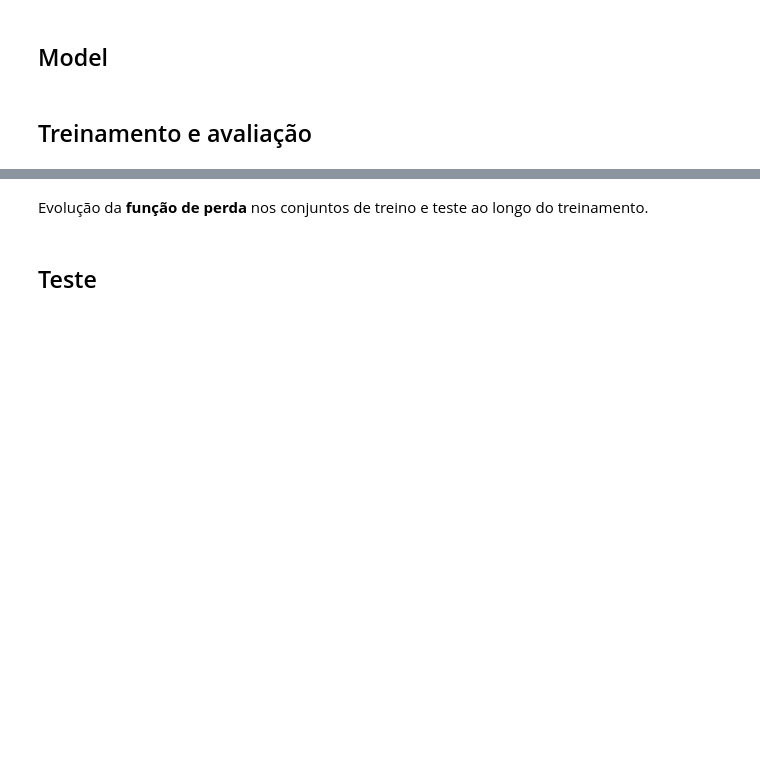
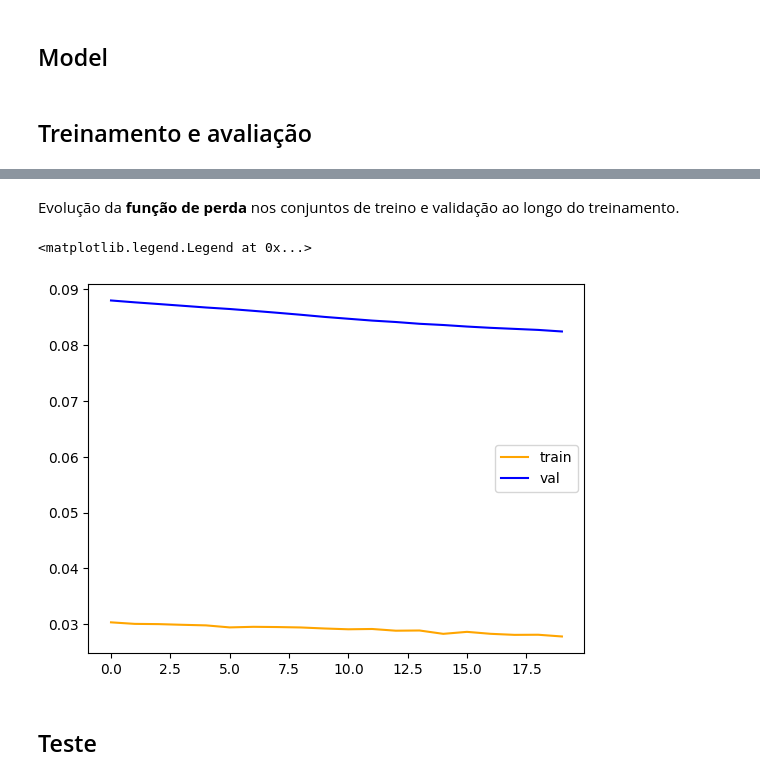
Before and after one commit to MiguelPim01/lstm-classifier, a Jupyter notebook: lstm_classifier.ipynb, the cells around one changed output, grey strips where cells are left out. Drawn from its saved outputs; the diff is of its cells as text; code cells hidden in the pictures; blank space fills up the shorter version.

Commit message:
feat: Adicionando toda a lógica principal de treinamento do modelo

```diff
--- a/lstm_classifier.ipynb
+++ b/lstm_classifier.ipynb
@@ -43,6 +45,14 @@ def preprocess_text_to_embedding(text: str, embedding_model, max_seq_length: int
     embds = torch.tensor(np.array([embedding_model[w] for w in words if w in embedding_model]))
 
     return embds
+# %%
+def collate_pad(batch):
+    xs, ys = zip(*batch)
+
+    x_padded = pad_sequence(xs, batch_first=True)
+    ys = torch.stack(ys)
+
+    return x_padded, ys
 # %% [markdown]
 ## Preparação do Dataset
 # %%
@@ -133,11 +158,17 @@ tensor([4, 2, 4, 0, 0, 2, 0, 1, 2, 3, 0, 0, 2, 0, 0, 4, 3, 3, 1, 2, 4, 3, 0, 1,
 # %%
 x_train, x_test, y_train, y_test = train_test_split(X, y, test_size=0.2)
 
-train_ds = TensorDataset(x_train, y_train)
-train_loader = DataLoader(train_ds, batch_size=64, shuffle=True)
+x_train, x_val, y_train, y_val = train_test_split(x_train, y_train, test_size=0.1)
 
-test_ds = TensorDataset(x_test, y_test)
-test_loader = DataLoader(test_ds, batch_size=64)
+train_ds = TextDataset(x_train, y_train)
+train_loader = DataLoader(train_ds, batch_size=64, shuffle=True, collate_fn=collate_pad)
+
+val_ds = TextDataset(x_val, y_val)
+val_loader = DataLoader(val_ds, batch_size=64, collate_fn=collate_pad)
+
+test_ds = TextDataset(x_test, y_test)
+test_loader = DataLoader(test_ds, batch_size=64, collate_fn=collate_pad)
 
 print(f"Total de treino: {len(train_ds)}")
+print(f"Total de validação: {len(val_ds)}")
 print(f"Total de teste: {len(test_ds)}")
@@ -145,7 +180,7 @@ print(f"Total de teste: {len(test_ds)}")
 ## Model
 # %%
 class Model(nn.Module):
-    def __init__(self):
+    def __init__(self, num_classes=2):
         super().__init__()
 
         hidden_size = 32
@@ -159,7 +194,7 @@ class Model(nn.Module):
 
         self.dropout = nn.Dropout(p=0.5)
 
-        self.fc = nn.Linear(hidden_size, 2)
+        self.fc = nn.Linear(hidden_size, num_classes)
 
     def forward(self, sequence):
         _, (hidden, cell) = self.lstm(sequence)
@@ -170,7 +205,8 @@ class Model(nn.Module):
 
         return prediction
 
-net = Model()
+num_classes = len(encoder.classes_)
+net = Model(num_classes=num_classes)
 # %% [markdown]
 ## Treinamento e avaliação
 # %%
@@ -201,19 +237,19 @@ for epoch in range(n_epochs):
 
     # avaliação no conjunto de teste
     net.eval()
-    test_loss = 0.0
+    val_loss = 0.0
     with torch.no_grad():
-        for data in test_loader:
+        for data in val_loader:
             inputs, labels = data
             outputs = net(inputs)
             loss = criterion(outputs, labels)
-            test_loss += loss.item()
+            val_loss += loss.item()
 
-    test_loss /= len(test_ds)
+    val_loss /= len(val_ds)
 
-    history.append([running_loss, test_loss])
+    history.append([running_loss, val_loss])
 
     if epoch % max(1, n_epochs // 20)  == 0:
-        print(f'[{epoch + 1}] loss: {running_loss:.4f} test loss: {test_loss:.4f}')
+        print(f'[{epoch + 1}] loss: {running_loss:.4f} test loss: {val_loss:.4f}')
 
 print('Finished Training')
@@ -220,11 +274,14 @@ print('Finished Training')
 # %% [markdown]
-Evolução da **função de perda** nos conjuntos de treino e teste ao longo do treinamento.
+Evolução da **função de perda** nos conjuntos de treino e validação ao longo do treinamento.
 # %%
 history = np.array(history)
 
 plt.plot(history[:, 0], '-', color='orange', label='train')
-plt.plot(history[:, 1], '-', color='blue', label='test')
+plt.plot(history[:, 1], '-', color='blue', label='val')
 plt.legend()
+# %% [output]
+<matplotlib.legend.Legend at 0x...>
+[figure, added]
 # %% [markdown]
 ## Teste
 # %%
```
Also changed, not shown: parts of 11 cells of this notebook.
